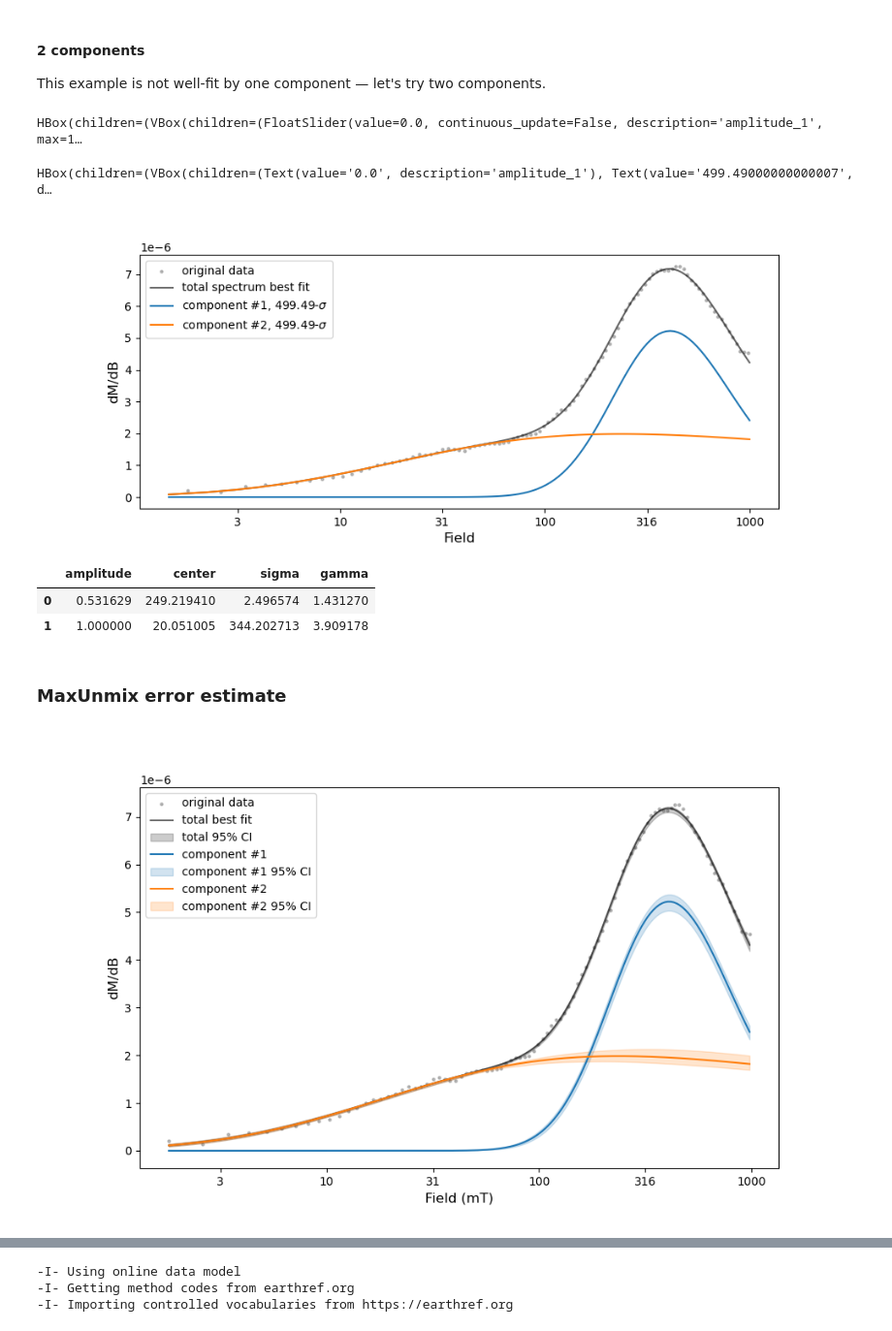
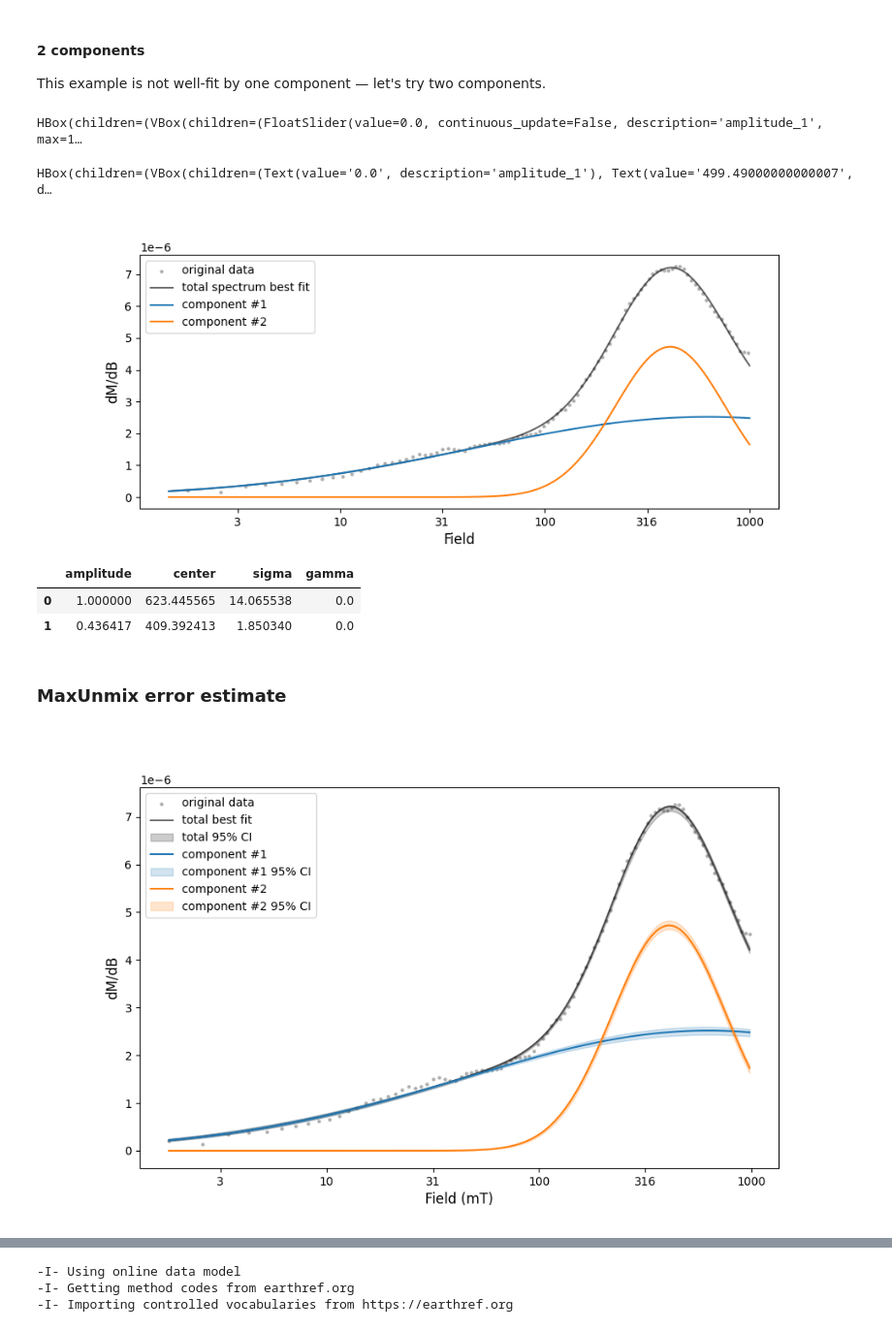
Before and after one commit to PmagPy/RockmagPy-notebooks, a Jupyter notebook: hysteresis_backfield_notebooks/coercivity_unmixing_MaxUnmix.ipynb, the cells around one changed output, grey strips where cells are left out. Shown at 97% size. Saved outputs shown, nothing was run; the diff lists cells and outputs as text; code cells hidden in the pictures.

```diff
--- a/hysteresis_backfield_notebooks/coercivity_unmixing_MaxUnmix.ipynb
+++ b/hysteresis_backfield_notebooks/coercivity_unmixing_MaxUnmix.ipynb
@@ -82,25 +86,25 @@ This example is not well-fit by one component — let's try two components.
 %matplotlib widget
 two_fits = rmag.interactive_backfield_fit(MaxUnmix_experiment['smoothed_log_dc_field'],
                                MaxUnmix_experiment['smoothed_magn_mass_shift'],
-                               n_components=2, figsize=(10, 4))
+                               n_components=2, figsize=(10, 4), skewed=False,)
 # %% [output]
 HBox(children=(VBox(children=(FloatSlider(value=0.0, continuous_update=False, description='amplitude_1', max=1…
 HBox(children=(VBox(children=(Text(value='0.0', description='amplitude_1'), Text(value='499.49000000000007', d…
-[figure, old version]
+[figure, new version]
 # %%
 two_fits
 # %% [output]
 |  | amplitude | center | sigma | gamma |
-| 0 | 0.531629 | 249.219410 | 2.496574 | 1.431270 |
-| 1 | 1.000000 | 20.051005 | 344.202713 | 3.909178 |
+| 0 | 1.000000 | 623.445565 | 14.065538 | 0.0 |
+| 1 | 0.436417 | 409.392413 | 1.850340 | 0.0 |
 # %% [markdown]
 ### MaxUnmix error estimate
 # %%
 MaxUnmix_ax, MaxUnmix_params = rmag.backfield_MaxUnmix(MaxUnmix_experiment['smoothed_log_dc_field'],
                                                             MaxUnmix_experiment['smoothed_magn_mass_shift'],
-                                                            n_comps=2, parameters=two_fits, n_resample=100)
+                                                            n_comps=2, parameters=two_fits, n_resample=100, skewed=False,)
 # %% [output]
-[figure, old version]
+[figure, new version]
 # %%
 MaxUnmix_params
 # %% [output]
```
Also changed, not shown: parts of 9 cells of this notebook.
